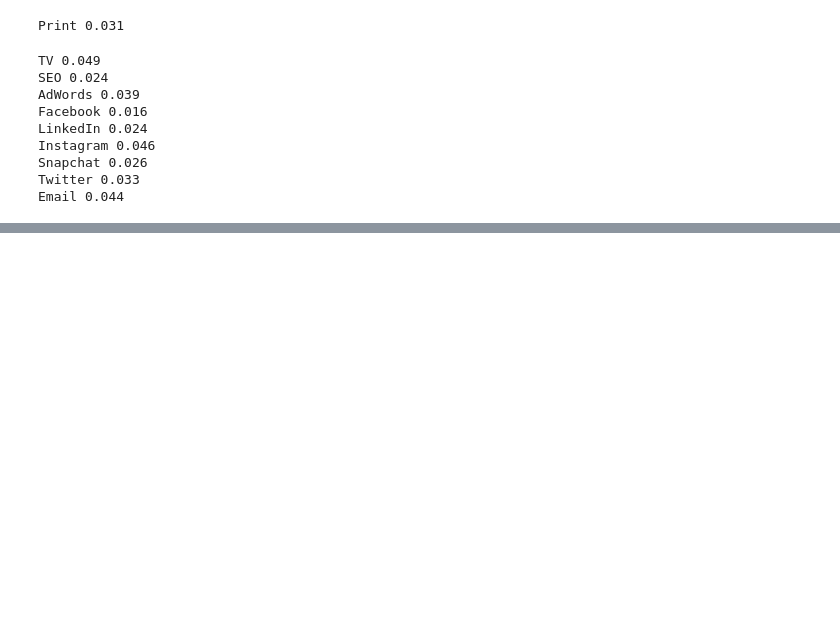
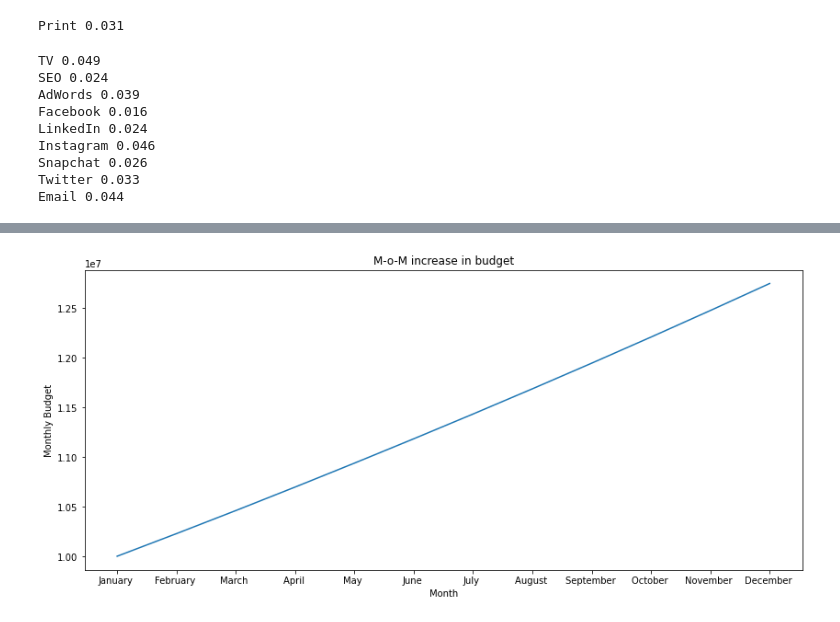
Before and after one commit to vicgpt/Optimization, a Jupyter notebook: project_1/Marketing-Budget-Allocation.ipynb, the cells around one changed output, grey strips where cells are left out. Cells and saved outputs as stored; diff of their text form; code cells hidden in the pictures; blank space fills up the shorter version.

```diff
--- a/project_1/Marketing-Budget-Allocation.ipynb
+++ b/project_1/Marketing-Budget-Allocation.ipynb
@@ -427,0 +424,26 @@ output_df
+# %%
+# creating monthly budget var to be updated every month
+monthly_budget = [0]*13
+monthly_budget[0] = total_budget
+months = np.arange(1, 13)
+month_name = [calendar.month_name[m] + ' ' + 'Allocation' for m in months]
+
+# creating output df
+monthly_allocation_df = pd.DataFrame(data=None, columns=(['Platform'] + month_name))
+monthly_allocation_df['Platform'] = output_df['Platform']
+
+# calculating allocation for every month
+for m in months:
+
+    # updating constraint for varying monthly budget
+    b_monthly = b.copy()
+    for i in range(10):
+        b_monthly[i+2] = 0.3*total_budget/monthly_budget[m-1]
+
+    # creating the model and storing in output dataframe
+    adv_month_model = create_model(A, sense, b_monthly, obj=roi, opt=gp.GRB.MAXIMIZE)
+    monthly_allocation_df.iloc[:, m] = adv_month_model.x
+    monthly_allocation_df.iloc[:, m] =  monthly_allocation_df.iloc[:, m] * monthly_budget[m-1]
+
+    # updating budget
+    monthly_budget[m] = (1 + adv_month_model.objVal * 0.5) * monthly_budget[m-1]
@@ -427,0 +477,13 @@ output_df
+# %%
+# plotting each months budget
+plt.figure(figsize=(14, 6))
+plt.plot(monthly_allocation_df.columns[1:].str.replace('Allocation',''), monthly_budget[:-1])
+
+# adding title and axis names
+plt.xlabel('Month')
+plt.ylabel('Monthly Budget')
+plt.title('M-o-M increase in budget')
+plt.savefig('figure/mom_increase.jpeg')
+plt.show()
+# %% [output]
+[figure, added]
```
Also changed, not shown: parts of 27 cells of this notebook.
